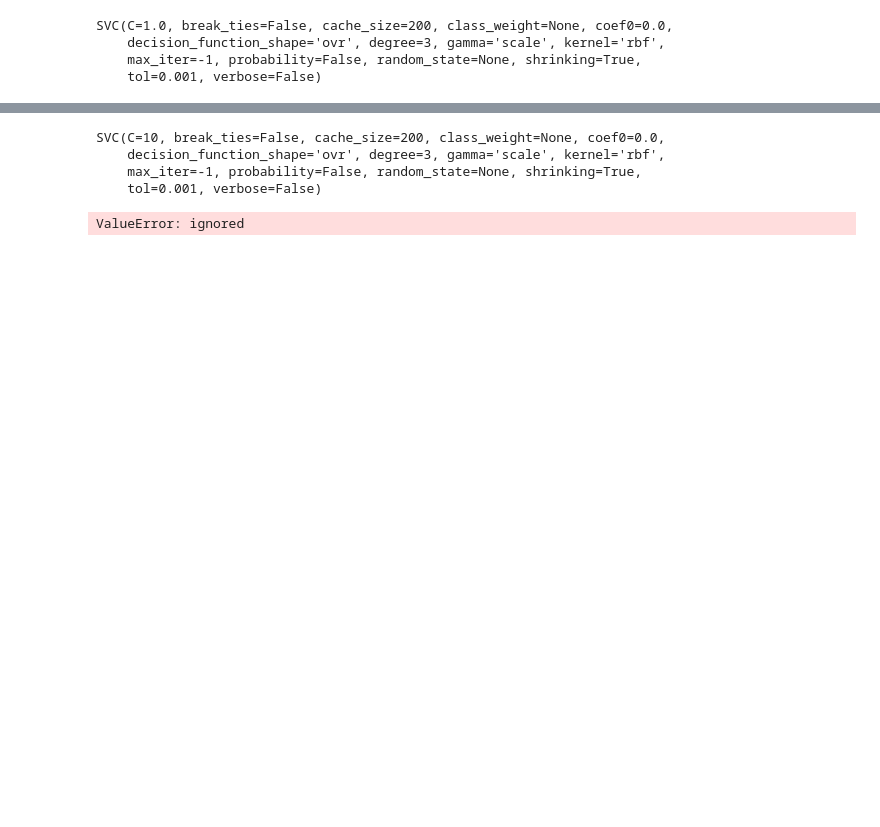
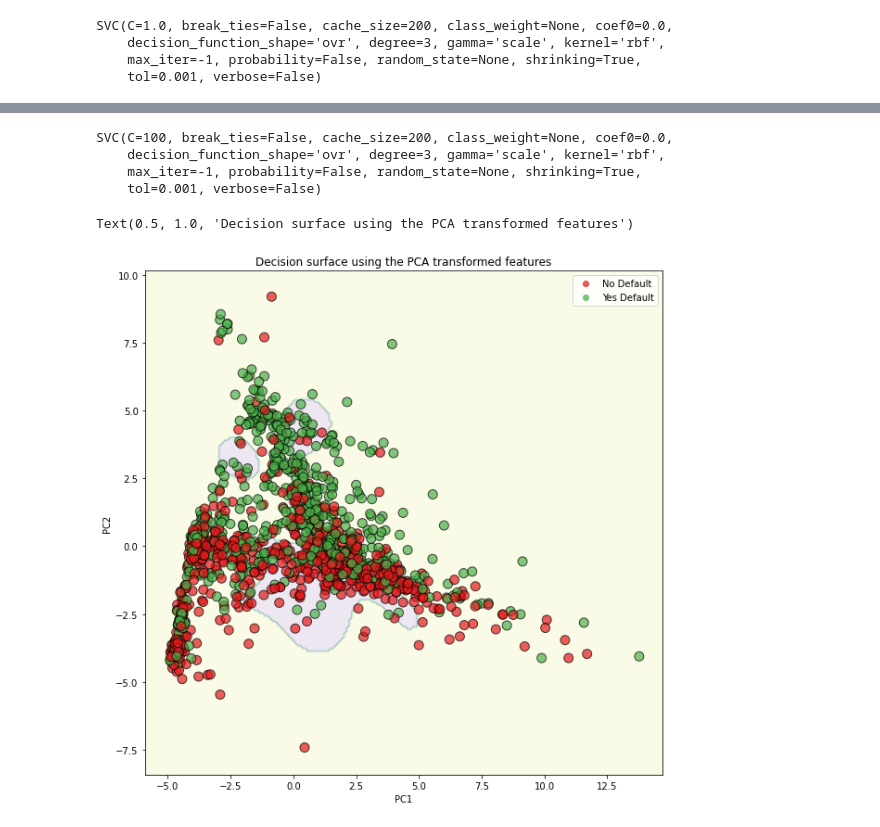
Before and after one commit to emrullahozkilinc/machine-learning, a Jupyter notebook: svm_statquest.ipynb, the cells around one changed output, grey strips where cells are left out. Cells and saved outputs as stored; diff of their text form; code cells hidden in the pictures; blank space fills up the shorter version.

Commit message:
Sonuç grafiği oluşturuldu.

```diff
--- a/svm_statquest.ipynb
+++ b/svm_statquest.ipynb
@@ -286,24 +284,56 @@ Fitting 5 folds for each of 24 candidates, totalling 120 fits
 # %%
-optimized_svc=SVC(C=10, gamma='scale')
+#Hesaplanan değerlerlerle modelin tekrardan eğitilmesi
+
+optimized_svc=SVC(C=100, gamma='scale')
 optimized_svc.fit(PCA_train_scaled, y_train)
 # %% [output]
-SVC(C=10, break_ties=False, cache_size=200, class_weight=None, coef0=0.0,
+SVC(C=100, break_ties=False, cache_size=200, class_weight=None, coef0=0.0,
     decision_function_shape='ovr', degree=3, gamma='scale', kernel='rbf',
     max_iter=-1, probability=False, random_state=None, shrinking=True,
     tol=0.001, verbose=False)
-# %%
-
-X_test_PCA=pca.transform(X_train_scaled)
-
-test_pc1_coor = X_test_PCA[:, 0]
-test_pc2_coor = X_test_PCA[:, 1]
-
-x_min = test_pc1_coor.min()-1
-x_max = test_pc1_coor.max()+1
-
-y_min = test_pc2_coor.min()-1
-y_max = test_pc2_coor.max()+1
-
-xx, yy = mesh
-# %% [output]
-ValueError: ignored
+# %%
+#Sonuçların çizdirilmesi.
+
+X_test_PCA=pca.transform(X_train_scaled)
+
+#PCA sonuçlarına göre en iyi iki kolonunu alınması.
+test_pc1_coor = X_test_PCA[:, 0]
+test_pc2_coor = X_test_PCA[:, 1]
+
+#Alınan değerlere göre grafik sınırlarının belirlenmesi
+x_min = test_pc1_coor.min()-1
+x_max = test_pc1_coor.max()+1
+
+y_min = test_pc2_coor.min()-1
+y_max = test_pc2_coor.max()+1
+
+#Belirlenen sınırlara göre grafiğin çizdirilmesi.
+xx, yy = np.meshgrid(np.arange(start=x_min, stop=x_max, step=0.1),
+                     np.arange(start=y_min, stop=y_max, step=0.1))
+
+#Oluşturulan modelden koordinatlar kullanılarak tahmin yapılması.
+Z = optimized_svc.predict(np.column_stack((xx.ravel(),yy.ravel())))
+
+Z = Z.reshape(xx.shape)
+
+#Çizimin yapılması
+fig, ax = plt.subplots(figsize=(10,10))             #Boyutların belirtilmesi
+ax.contourf(xx, yy, Z, alpha=0.1)                   #Noktaların çizilmesi
+cmap = clr.ListedColormap(['#e41a1c','#4daf4a'])  #Renklerin belirtilmesi
+scatter = ax.scatter(test_pc1_coor, test_pc2_coor,
+                     c=y_train, cmap=cmap, s=100,
+                     edgecolors='k', alpha=0.7)
+
+legend = ax.legend(scatter.legend_elements()[0],
+                   scatter.legend_elements()[1],
+                   loc='upper right')
+
+legend.get_texts()[0].set_text('No Default')
+legend.get_texts()[1].set_text('Yes Default')
+
+ax.set_ylabel('PC2')
+ax.set_xlabel('PC1')
+ax.set_title('Decision surface using the PCA transformed features')
+# %% [output]
+Text(0.5, 1.0, 'Decision surface using the PCA transformed features')
+[figure, added]
```
Also changed, not shown: parts of 7 cells of this notebook.
